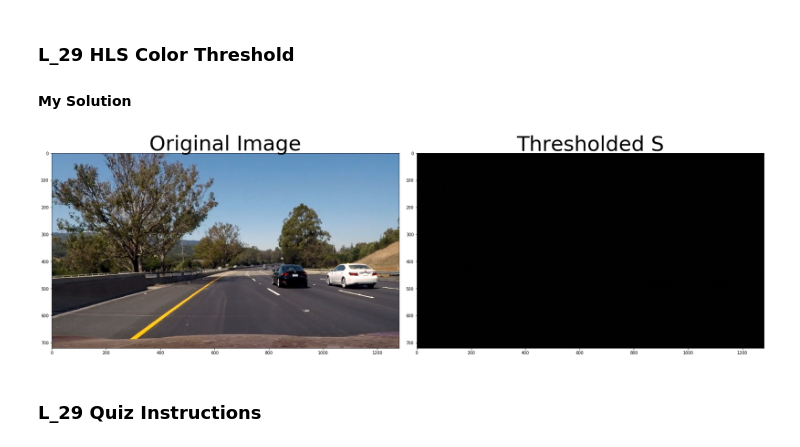
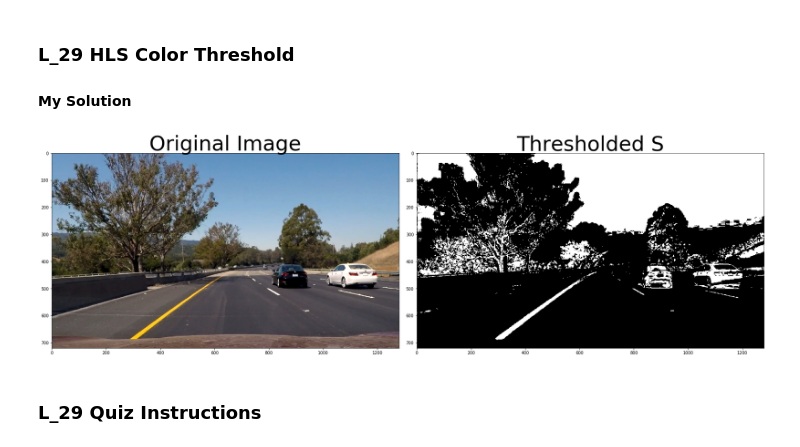
Before and after one commit to SherylHohman/CarND-Advanced-Lane_Lines-Exercises, a Jupyter notebook: L_29_hls_color_threshold.ipynb, the cells around one changed output. Cells and saved outputs as stored; diff of their text form; code cells hidden in the pictures.

Commit message:
finish hls_select(). thresh = (90, 255) looks good

```diff
--- a/L_29_hls_color_threshold.ipynb
+++ b/L_29_hls_color_threshold.ipynb
@@ -13,36 +13,36 @@ import cv2
 # Read in an image, you can also try test1.jpg or test4.jpg
 image = mpimg.imread('test6.jpg')
 
 # Define a function that thresholds the S-channel of HLS
 # Use exclusive lower bound (>) and inclusive upper (<=)
 
 def hls_select(img, thresh=(0, 255)):
     # 1) Convert to HLS color space
     hls = cv2.cvtColor(img, cv2.COLOR_RGB2HLS)
     S = hls[:,:,2]
 
     # 2) Apply a threshold to the S channel
-    binary_output = np.zeros_like(img)
+    binary_output = np.zeros_like(S)
     binary_output[ (S > thresh[0]) & (S <= thresh[1]) ] = 1
 
     # 3) Return a binary image of threshold result
     return binary_output
 
-hls_binary = hls_select(image, thresh=(0, 255))
+hls_binary = hls_select(image, thresh=(90, 255))
 
 # Plot the result
 f, (ax1, ax2) = plt.subplots(1, 2, figsize=(24, 9))
 f.tight_layout()
 
 ax1.imshow(image)
 ax1.set_title('Original Image', fontsize=50)
 
 ax2.imshow(hls_binary, cmap='gray')
 ax2.set_title('Thresholded S', fontsize=50)
 
 plt.subplots_adjust(left=0., right=1, top=0.9, bottom=0.)
 # %% [output]
-[figure, old version]
+[figure, new version]
 # %% [markdown]
 ### L_29 Quiz Instructions
 # %% [markdown]
```
Also changed, not shown: parts of 1 cell of this notebook, 2 other files.
